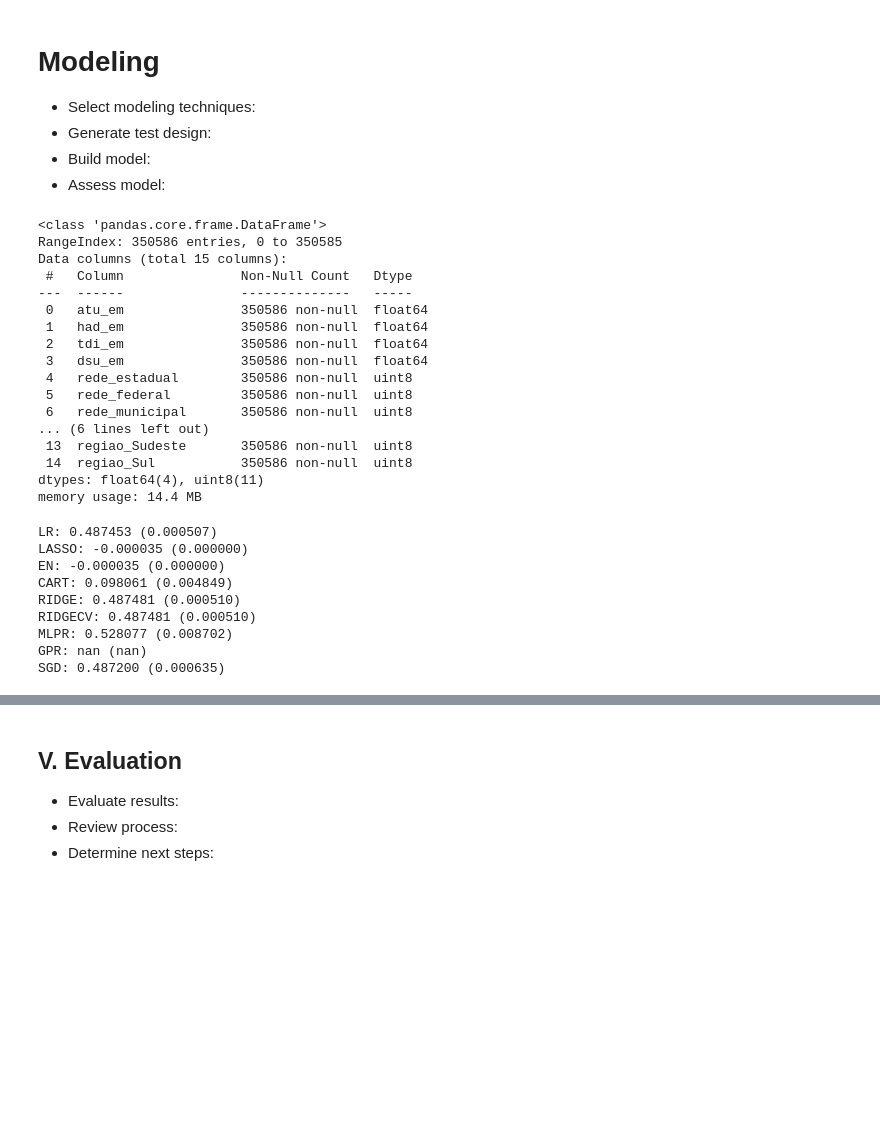
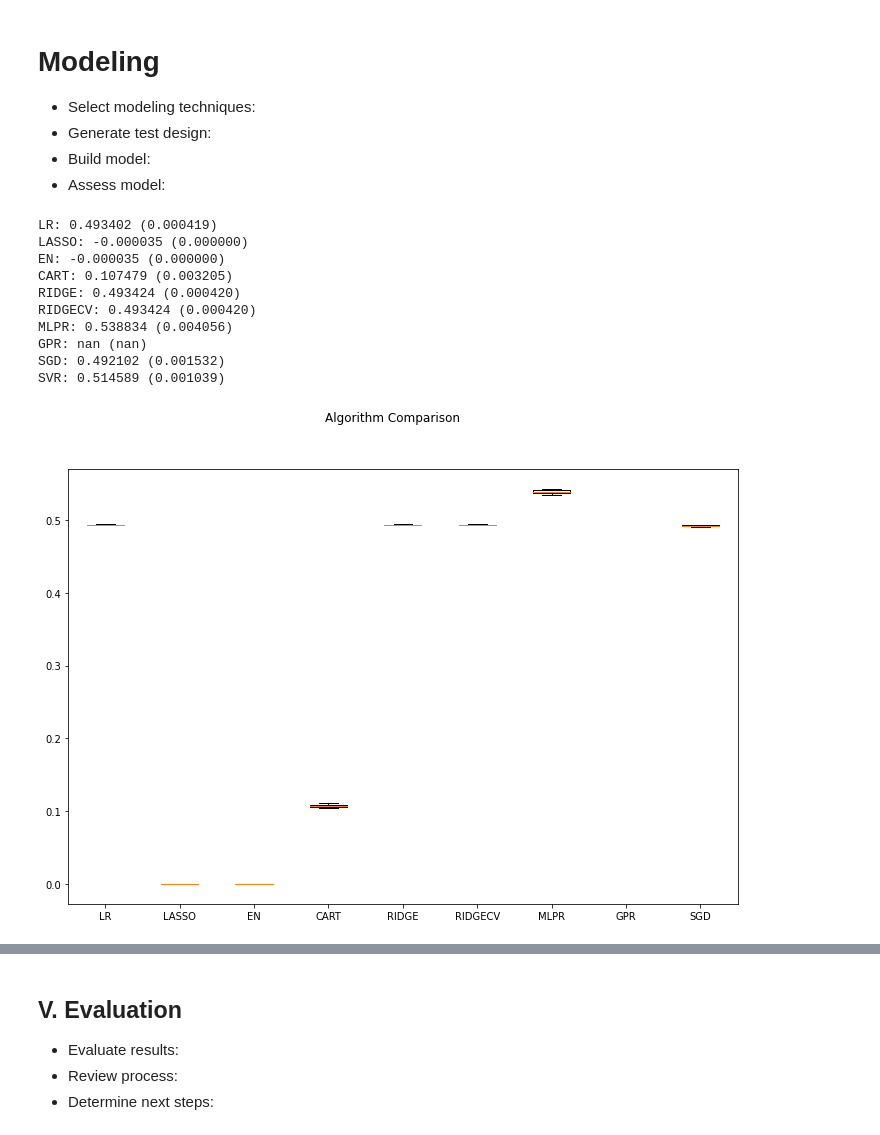
Before and after one commit to maisafraiz/projeto-amd, a Jupyter notebook: project.ipynb, the cells around one changed output, grey strips where cells are left out. Saved outputs shown, nothing was run; the diff lists cells and outputs as text; code cells hidden in the pictures; blank space fills up the shorter version.

```diff
--- a/project.ipynb
+++ b/project.ipynb
@@ -482,29 +482,7 @@ df_escola_em_dummies = pd.read_pickle('df_escola_em_dummies.pkl')
 X = df_escola_em_dummies.loc[:, df_escola_em_dummies.columns != "taxa_reprovacao_em"]
 X = X.drop('taxa_aprovacao_em', axis = 1)
 X = X.drop('taxa_abandono_em', axis = 1)
-X = X.drop('ano', axis = 1)
-X = X.drop('id_escola', axis = 1)
 y = df_escola_em_dummies['taxa_aprovacao_em']
-# %%
-X.info()
-# %% [output]
-<class 'pandas.core.frame.DataFrame'>
-RangeIndex: 350586 entries, 0 to 350585
-Data columns (total 15 columns):
- #   Column               Non-Null Count   Dtype
----  ------               --------------   -----
- 0   atu_em               350586 non-null  float64
- 1   had_em               350586 non-null  float64
- 2   tdi_em               350586 non-null  float64
- 3   dsu_em               350586 non-null  float64
- 4   rede_estadual        350586 non-null  uint8
- 5   rede_federal         350586 non-null  uint8
- 6   rede_municipal       350586 non-null  uint8
-... (6 lines left out)
- 13  regiao_Sudeste       350586 non-null  uint8
- 14  regiao_Sul           350586 non-null  uint8
-dtypes: float64(4), uint8(11)
-memory usage: 14.4 MB
 # %%
 X_train, X_test, y_train, y_test = train_test_split(X, y, test_size = 0.3, random_state = seed)
 # %%
@@ -513,14 +491,14 @@ models = []
 models.append(('LR', LinearRegression()))
 models.append(('LASSO', Lasso(random_state=seed)))
 models.append(('EN', ElasticNet(random_state=seed)))
-# models.append(('KNN', KNeighborsRegressor()))
+#models.append(('KNN', KNeighborsRegressor()))
 models.append(('CART', DecisionTreeRegressor(random_state=seed)))
 models.append(('RIDGE', Ridge(random_state=seed)))
 models.append(('RIDGECV', RidgeCV()))
 models.append(('MLPR', MLPRegressor(random_state=seed)))
 models.append(('GPR', GaussianProcessRegressor(random_state=seed)))
 models.append(('SGD', SGDRegressor(random_state=seed)))
-# models.append(('SVR', SVR()))
+models.append(('SVR', SVR()))
 # %%
 results = []
 names = []
@@ -535,12 +513,22 @@ for name, model in models:
     msg = "%s: %f (%f)" % (name, cv_results.mean(), cv_results.std())
     print(msg)
 # %% [output]
-LR: 0.487453 (0.000507)
+LR: 0.493402 (0.000419)
 LASSO: -0.000035 (0.000000)
 EN: -0.000035 (0.000000)
-CART: 0.098061 (0.004849)
-RIDGE: 0.487481 (0.000510)
-RIDGECV: 0.487481 (0.000510)
-MLPR: 0.528077 (0.008702)
+CART: 0.107479 (0.003205)
+RIDGE: 0.493424 (0.000420)
+RIDGECV: 0.493424 (0.000420)
+MLPR: 0.538834 (0.004056)
 GPR: nan (nan)
-SGD: 0.487200 (0.000635)
+SGD: 0.492102 (0.001532)
+SVR: 0.514589 (0.001039)
+# %%
+fig = plt.figure(figsize=(12,8))
+fig.suptitle('Algorithm Comparison')
+ax = fig.add_subplot(111)
+plt.boxplot(results)
+ax.set_xticklabels(names)
+plt.show()
+# %% [output]
+[figure, added]
```
Also changed, not shown: parts of 15 cells of this notebook.
